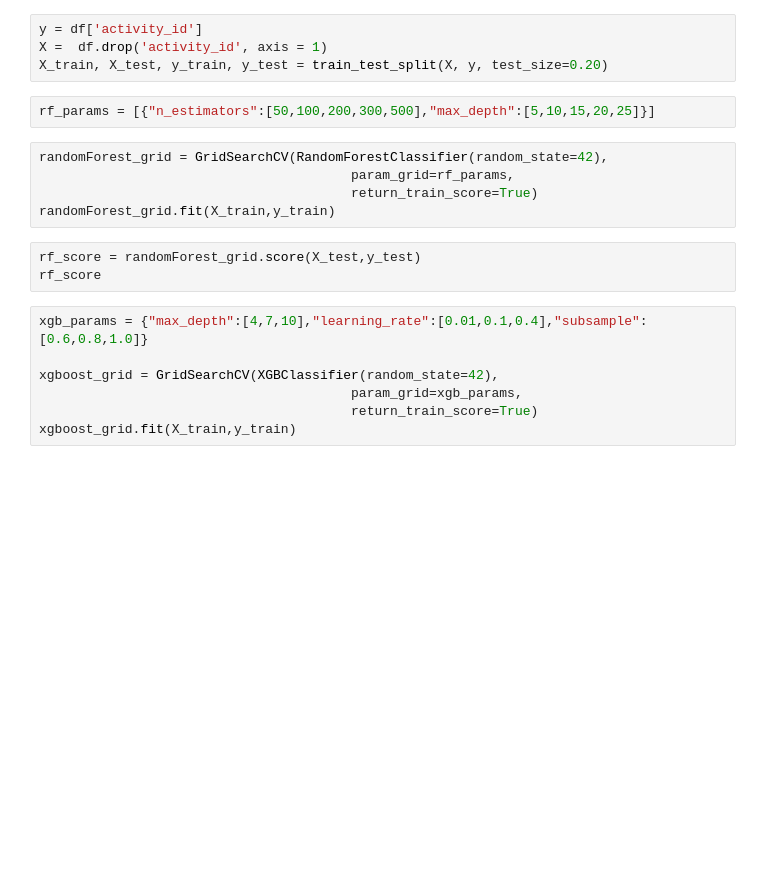
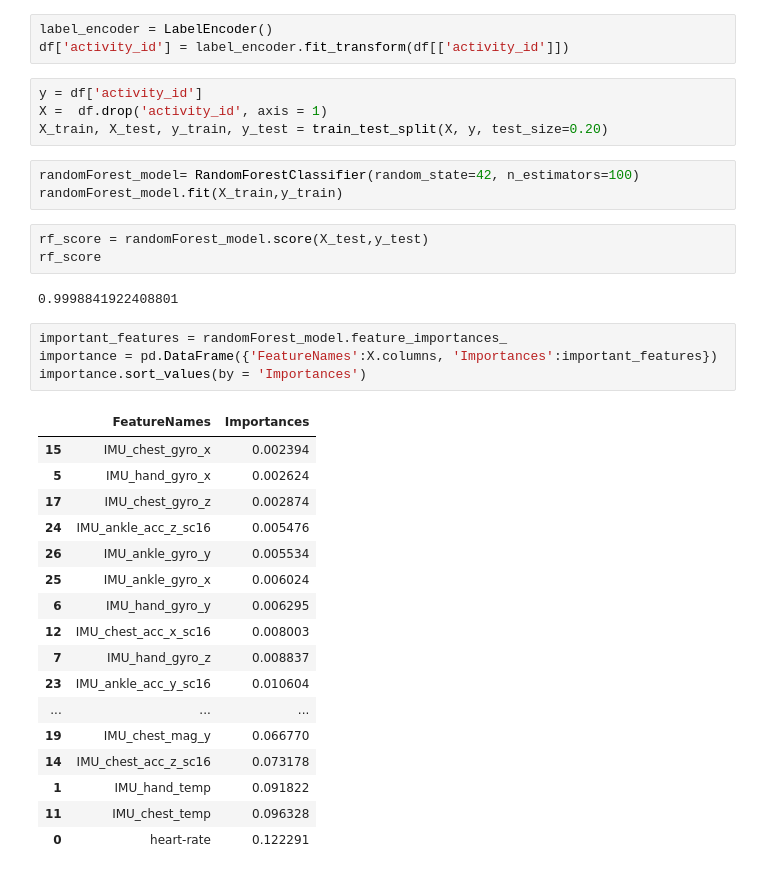
Before and after one commit to gv2359/AML-G17-PhysicalActivityPrediction, a Jupyter notebook: src/Train_random_forests.ipynb, the cells around one changed output. Saved outputs shown, nothing was run; the diff lists cells and outputs as text; blank space fills up the shorter version.

```diff
--- a/src/Train_random_forests.ipynb
+++ b/src/Train_random_forests.ipynb
@@ -23,24 +24,40 @@ df.head()
 | 3 | 1 | 100.0 | 30.375 | 2.21800 | 7.14365 | 5.89930 | ... |
 | 4 | 1 | 100.0 | 30.375 | 2.30106 | 7.25857 | 6.09259 | ... |
 5 rows × 32 columns
+# %%
+label_encoder = LabelEncoder()
+df['activity_id'] = label_encoder.fit_transform(df[['activity_id']])
 # %%
 y = df['activity_id']
 X =  df.drop('activity_id', axis = 1)
 X_train, X_test, y_train, y_test = train_test_split(X, y, test_size=0.20)
-# %%
-rf_params = [{"n_estimators":[50,100,200,300,500],"max_depth":[5,10,15,20,25]}]
 # %%
-randomForest_grid = GridSearchCV(RandomForestClassifier(random_state=42),
-                                        param_grid=rf_params,
-                                        return_train_score=True)
-randomForest_grid.fit(X_train,y_train)
+randomForest_model= RandomForestClassifier(random_state=42, n_estimators=100)
+randomForest_model.fit(X_train,y_train)
 # %%
-rf_score = randomForest_grid.score(X_test,y_test)
+rf_score = randomForest_model.score(X_test,y_test)
 rf_score
+# %% [output]
+0.9998841922408801
-# %%
-xgb_params = {"max_depth":[4,7,10],"learning_rate":[0.01,0.1,0.4],"subsample":[0.6,0.8,1.0]}
-
-xgboost_grid = GridSearchCV(XGBClassifier(random_state=42),
-                                        param_grid=xgb_params,
-                                        return_train_score=True)
-xgboost_grid.fit(X_train,y_train)
+# %%
+important_features = randomForest_model.feature_importances_
+importance = pd.DataFrame({'FeatureNames':X.columns, 'Importances':important_features})
+importance.sort_values(by = 'Importances')
+# %% [output]
+|  | FeatureNames | Importances |
+| 15 | IMU_chest_gyro_x | 0.002394 |
+| 5 | IMU_hand_gyro_x | 0.002624 |
+| 17 | IMU_chest_gyro_z | 0.002874 |
+| 24 | IMU_ankle_acc_z_sc16 | 0.005476 |
+| 26 | IMU_ankle_gyro_y | 0.005534 |
+| 25 | IMU_ankle_gyro_x | 0.006024 |
+| 6 | IMU_hand_gyro_y | 0.006295 |
+| 12 | IMU_chest_acc_x_sc16 | 0.008003 |
+| 7 | IMU_hand_gyro_z | 0.008837 |
+| 23 | IMU_ankle_acc_y_sc16 | 0.010604 |
+| ... | ... | ... |
+| 19 | IMU_chest_mag_y | 0.066770 |
+| 14 | IMU_chest_acc_z_sc16 | 0.073178 |
+| 1 | IMU_hand_temp | 0.091822 |
+| 11 | IMU_chest_temp | 0.096328 |
+| 0 | heart-rate | 0.122291 |
```
Also changed, not shown: parts of 3 cells of this notebook.
